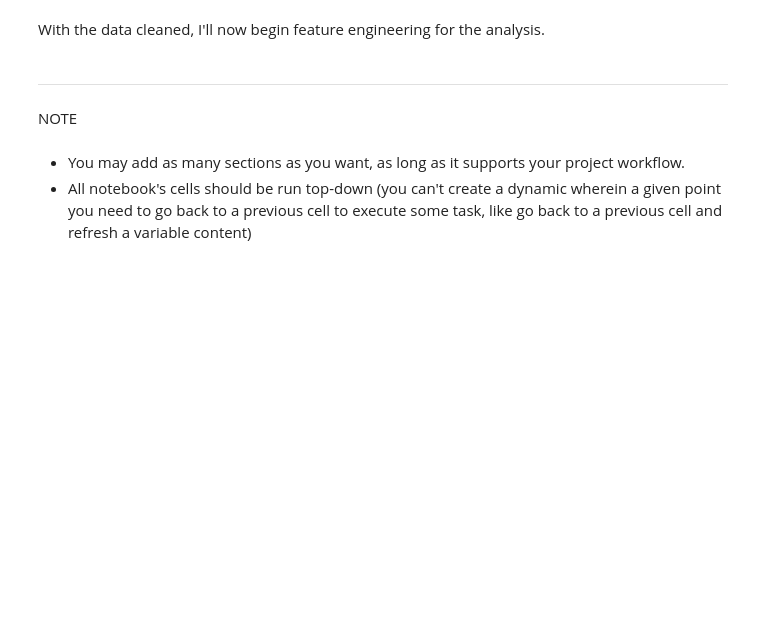
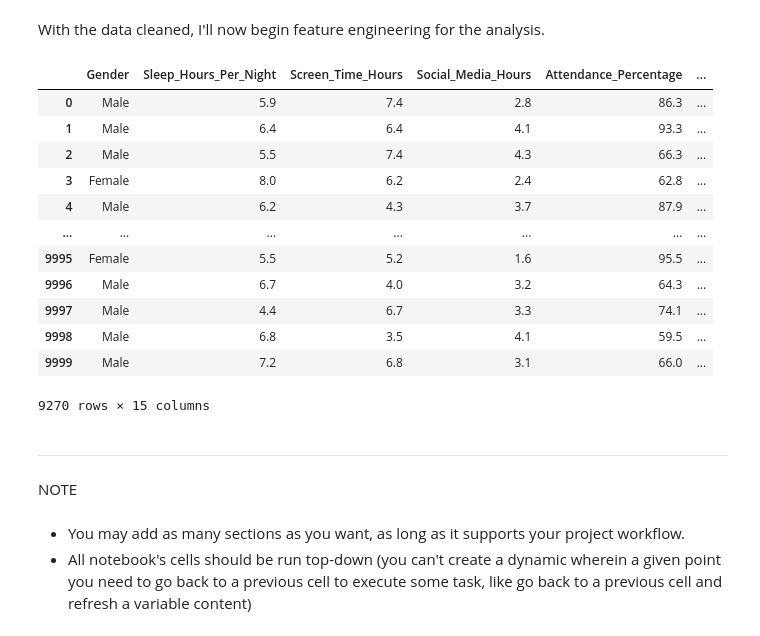
Before and after one commit to 13NateMate37/Student_Productivity_analysis, a Jupyter notebook: jupyter_notebooks/ETL.ipynb, the cells around one changed output. Drawn from its saved outputs; the diff is of its cells as text; code cells hidden in the pictures; blank space fills up the shorter version.

```diff
--- a/jupyter_notebooks/ETL.ipynb
+++ b/jupyter_notebooks/ETL.ipynb
@@ -253,16 +250,22 @@ Sleep_Hours_Per_Night
 Name: count, Length: 71, dtype: int64
 # %%
-# Do the same for other numerical columns
+# Do the same for the remaining numerical columns
 numeric_cols = [
     'Screen_Time_Hours',
     'Social_Media_Hours',
     'Physical_Activity_Hours_Per_Week',
     'Previous_Semester_GPA',
-    'Productivity_Score'
+    'Productivity_Score',
+    'Attendance_Percentage',
+    'Assignments_Completed',
+    'Class_Participation_Score',
+    'Stress_Level',
+    'Motivation_Level',
+    'Previous_Semester_GPA'
+
 ]
 for col in numeric_cols:
     df_clean[col] = df_clean[col].fillna(df_clean[col].mean()).round(1)
 
 df_clean[numeric_cols].isnull().sum()  # Confirm their is no more missing values in the numerical columns
-df_clean.head(10)
 # %% [output]
@@ -287,5 +303,24 @@ KeyError: "['Student_ID', 'Age', 'Study_Hours_Per_Day', 'Internet_Quality', 'Par
 # %% [markdown]
 With the data cleaned, I'll now begin feature engineering for the analysis.
+# %%
+# Start with encoding the Gender column
+
+df_clean['Gender_Encoded'] = df_clean['Gender'].map({'Female': 0, 'Male': 1})
+df_clean
+# %% [output]
+|  | Gender | Sleep_Hours_Per_Night | Screen_Time_Hours | Social_Media_Hours | Attendance_Percentage | ... |
+| 0 | Male | 5.9 | 7.4 | 2.8 | 86.3 | ... |
+| 1 | Male | 6.4 | 6.4 | 4.1 | 93.3 | ... |
+| 2 | Male | 5.5 | 7.4 | 4.3 | 66.3 | ... |
+| 3 | Female | 8.0 | 6.2 | 2.4 | 62.8 | ... |
+| 4 | Male | 6.2 | 4.3 | 3.7 | 87.9 | ... |
+| ... | ... | ... | ... | ... | ... | ... |
+| 9995 | Female | 5.5 | 5.2 | 1.6 | 95.5 | ... |
+| 9996 | Male | 6.7 | 4.0 | 3.2 | 64.3 | ... |
+| 9997 | Male | 4.4 | 6.7 | 3.3 | 74.1 | ... |
+| 9998 | Male | 6.8 | 3.5 | 4.1 | 59.5 | ... |
+| 9999 | Male | 7.2 | 6.8 | 3.1 | 66.0 | ... |
+9270 rows × 15 columns
 # %% [markdown]
 ---
 # %% [markdown]
```
Also changed, not shown: parts of 8 cells of this notebook.
